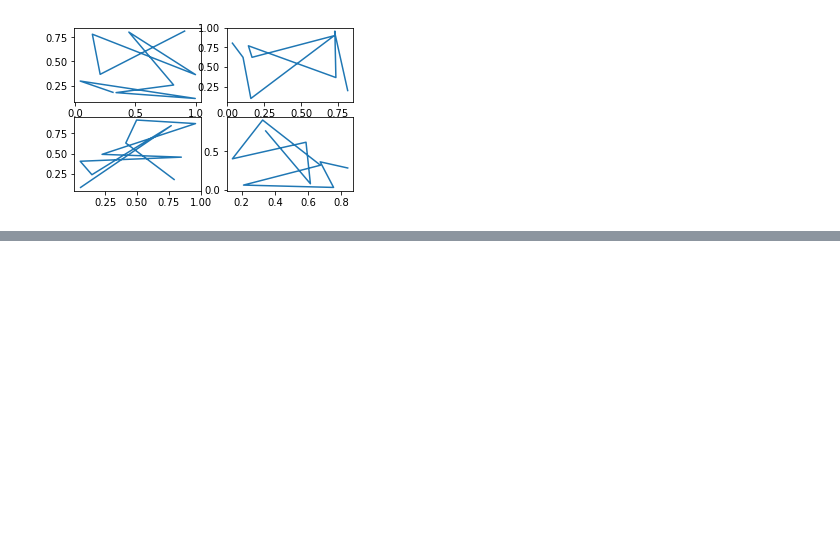
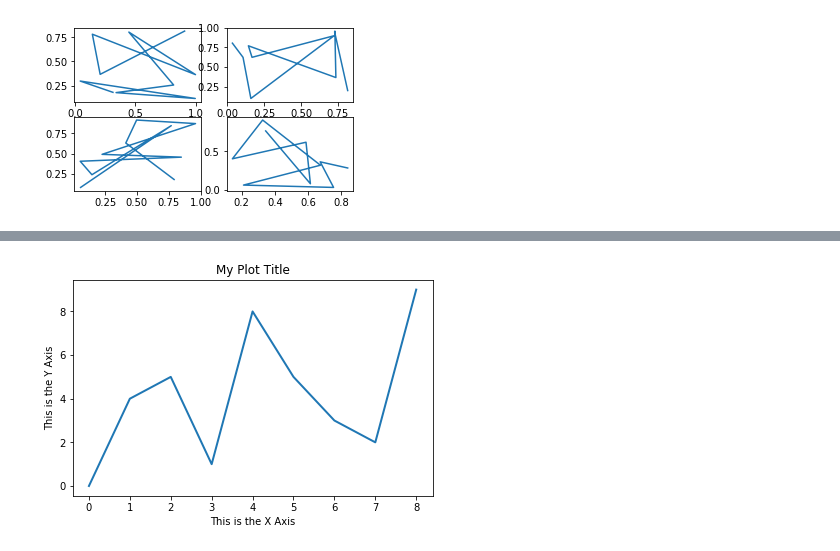
Before and after one commit to zerosum99/python_matplotlib, a Jupyter notebook: matplotlib 100_axex와 axessubplot 처리의 차이점.ipynb, the cells around one changed output, grey strips where cells are left out. Saved outputs shown, nothing was run; the diff lists cells and outputs as text; code cells hidden in the pictures; blank space fills up the shorter version.

```diff
--- a/matplotlib 100_axex와 axessubplot 처리의 차이점.ipynb
+++ b/matplotlib 100_axex와 axessubplot 처리의 차이점.ipynb
@@ -220,0 +277,4 @@ plt.show()
+# %%
+mpl_fig
+# %% [output]
+[figure, added]
```
Also changed, not shown: parts of 5 cells of this notebook, 4 other files.
